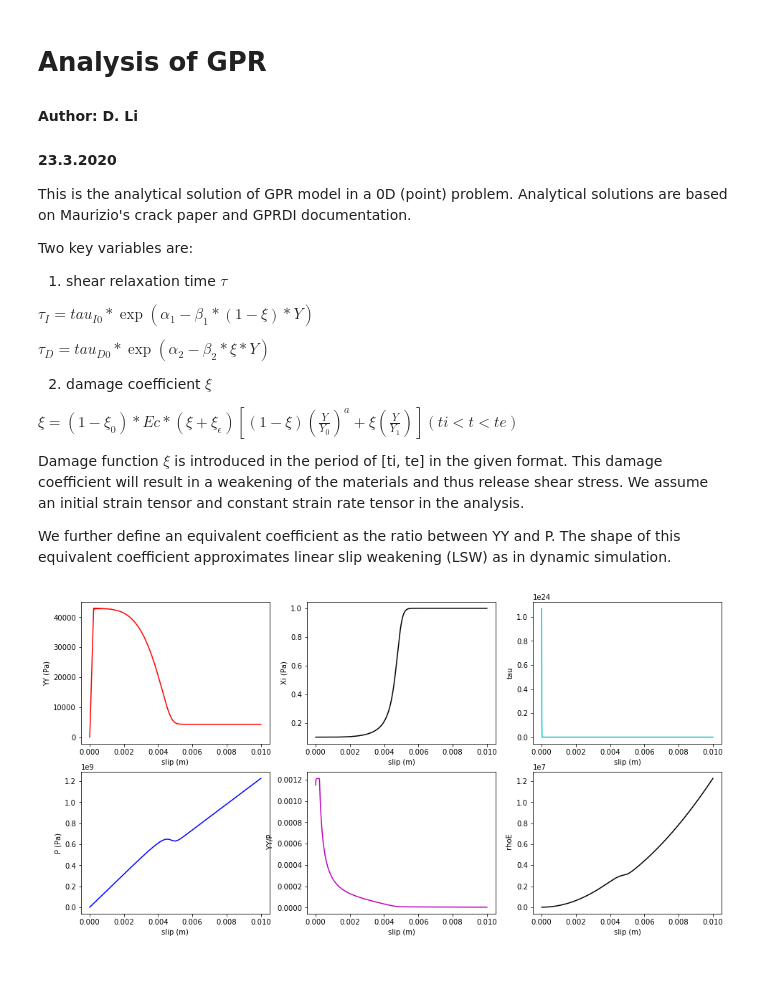
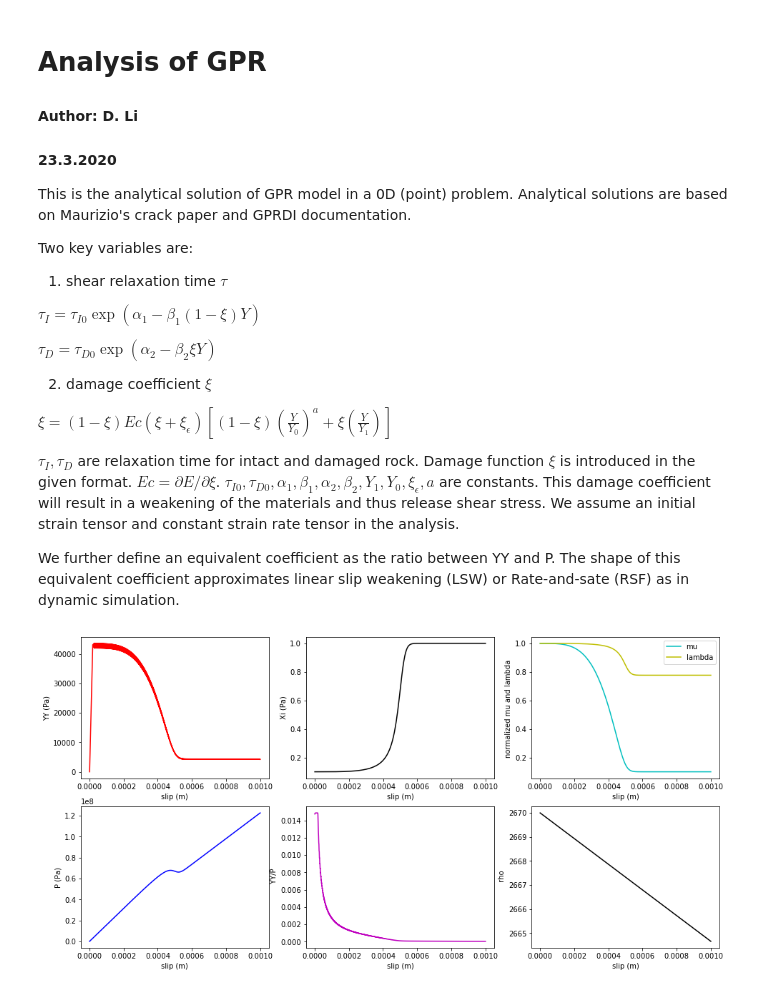
Before and after one commit to daisy20170101/GPRDR, a Jupyter notebook: GPRDR_0D_test2.ipynb, the cells around one changed output. Drawn from its saved outputs; the diff is of its cells as text; code cells hidden in the pictures.

Commit message:
update figures

```diff
--- a/GPRDR_0D_test2.ipynb
+++ b/GPRDR_0D_test2.ipynb
@@ -11,18 +11,18 @@ Two key variables are:
 
 1) shear relaxation time $\tau$
 
-$\tau_I = tau_{I0}*\exp(\alpha_1 - \beta_1*(1-\xi)* Y)$
+$\tau_I = \tau_{I0}\exp(\alpha_1 - \beta_1(1-\xi) Y)$
 
-$\tau_D = tau_{D0}*\exp(\alpha_2 - \beta_2*\xi* Y)$
+$\tau_D = \tau_{D0}\exp(\alpha_2 - \beta_2\xi Y)$
 
 
 2) damage coefficient $\xi$
 
-$\xi = (1-\xi_0)*Ec*(\xi+\xi_\epsilon)[(1-\xi)(\frac{Y}{Y_0})^a+\xi(\frac{Y}{Y_1})] (ti < t< te)$
+$\xi = (1-\xi) Ec (\xi+\xi_\epsilon)[(1-\xi)(\frac{Y}{Y_0})^a+\xi(\frac{Y}{Y_1})]$
 
-Damage function $\xi$ is introduced in the period of [ti, te] in the given format. This damage coefficient will result in a weakening of the materials and thus release shear stress. We assume an initial strain tensor and constant strain rate tensor in the analysis.
+$\tau_I, \tau_D$ are relaxation time for intact and damaged rock. Damage function $\xi$ is introduced in the given format. $Ec=\partial E/\partial \xi $. $\tau_{I0},\tau_{D0}, \alpha_1,\beta_1, \alpha_2, \beta_2, Y_1, Y_0,\xi_\epsilon, a $ are constants. This damage coefficient will result in a weakening of the materials and thus release shear stress. We assume an initial strain tensor and constant strain rate tensor in the analysis.
 
-We further define an equivalent coefficient as the ratio between YY and P. The shape of this equivalent coefficient approximates linear slip weakening (LSW) as in dynamic simulation.
+We further define an equivalent coefficient as the ratio between YY and P. The shape of this equivalent coefficient approximates linear slip weakening (LSW) or Rate-and-sate (RSF) as in dynamic simulation.
 # %%
 import numpy as np
 import os
@@ -143,15 +147,15 @@ for i in range(1,t.size):
     mu_a =  (1-c[i-1])*mu2 + c[i-1] * mu1; #% eq 57
     K_a  =  (1-c[i-1])*K2  +  c[i-1] * K1;  #%
 
-    M = mu1*mu2/mu_a;   # % eq. 45
-    L = K1*K2/K_a - 2/3 *mu1* mu2 /mu_a;
+    M[i] = mu1*mu2/mu_a;   # % eq. 45
+    L[i] = K1*K2/K_a - 2/3 *mu1* mu2 /mu_a;
 
     strain = strain0 + (t[i]-t[i-1])*strainR;
-    sigma,P[i] = StrainToStress(strain,L,M);
+    sigma,P[i] = StrainToStress(strain,L[i],M[i]);
 
     YY[i] = second(sigma);
 
-    rhoE[i] = Get_energy(strain,rho0,L,M);
+    rhoE[i] = Get_energy(strain,rho0,L[i],M[i]);
     rho[i] = rho0*(1-strain.trace());
     E[i] = rhoE[i]/rho[i];
 
@@ -188,35 +192,40 @@ fig,ax = plt.subplots(ncols=3,nrows=2,figsize=(16,8));
 ax[0,0].set_xlabel('slip (m)');
 ax[0,0].set_ylabel('YY (Pa)');
 ax[0,0].plot(slp,YY,'-r');
 
 #ax[0,0].plot(np.array([slp[200],slp[200]]),np.array([np.max(YY),np.min(YY)]),'-.k');
 #ax[0,0].plot(np.array([slp[400],slp[400]]),np.array([np.max(YY),np.min(YY)]),'-.k');
 
 #ax[0,1].set_title('damage coeff.)');
 ax[0,1].set_xlabel('slip (m)');
 ax[0,1].set_ylabel('Xi (Pa)');
 ax[0,1].plot(slp,c,'-k');
 
 
 #ax[0,2].set_title('plastic slip rate');
 ax[0,2].set_xlabel('slip (m)');
-ax[0,2].set_ylabel('tau');
+ax[0,2].set_ylabel('normalized mu and lambda ');
 # ax[0,2].plot(slp[1:],vp[1:],'-c');
-ax[0,2].plot(slp[1:],tauM[1:],'-c');
+ax[0,2].plot(slp,M/np.max(M),'-c');
+ax[0,2].plot(slp,L/np.max(L),'-y');
+# ax[0,2].plot(slp[1:],tauM[1:]/np.max(tauM[1:]),'-b');
+
+ax[0,2].legend(['mu','lambda','tau']);
+
 
 #ax[1,0].set_title('hydrostatic stress (Pa)');
 ax[1,0].set_xlabel('slip (m)');
 ax[1,0].set_ylabel('P (Pa)');
 ax[1,0].plot(slp,P,'-b');
 
 #ax[1,1].set_title('equivalent friction coeff (YY/P)');
 ax[1,1].set_xlabel('slip (m)');
 ax[1,1].set_ylabel(' YY/P');
 ax[1,1].plot(slp,YY/P,'-m');
 
 #ax[1,1].set_title('Sxx');
 ax[1,2].set_xlabel('slip (m)');
-ax[1,2].set_ylabel(' rhoE');
-ax[1,2].plot(slp[1:],rhoE[1:],'-k');
+ax[1,2].set_ylabel(' rho');
+ax[1,2].plot(slp[1:],rho[1:],'-k');
 # %% [output]
-[figure, old version]
+[figure, new version]
```
Also changed, not shown: parts of 1 cell of this notebook.
